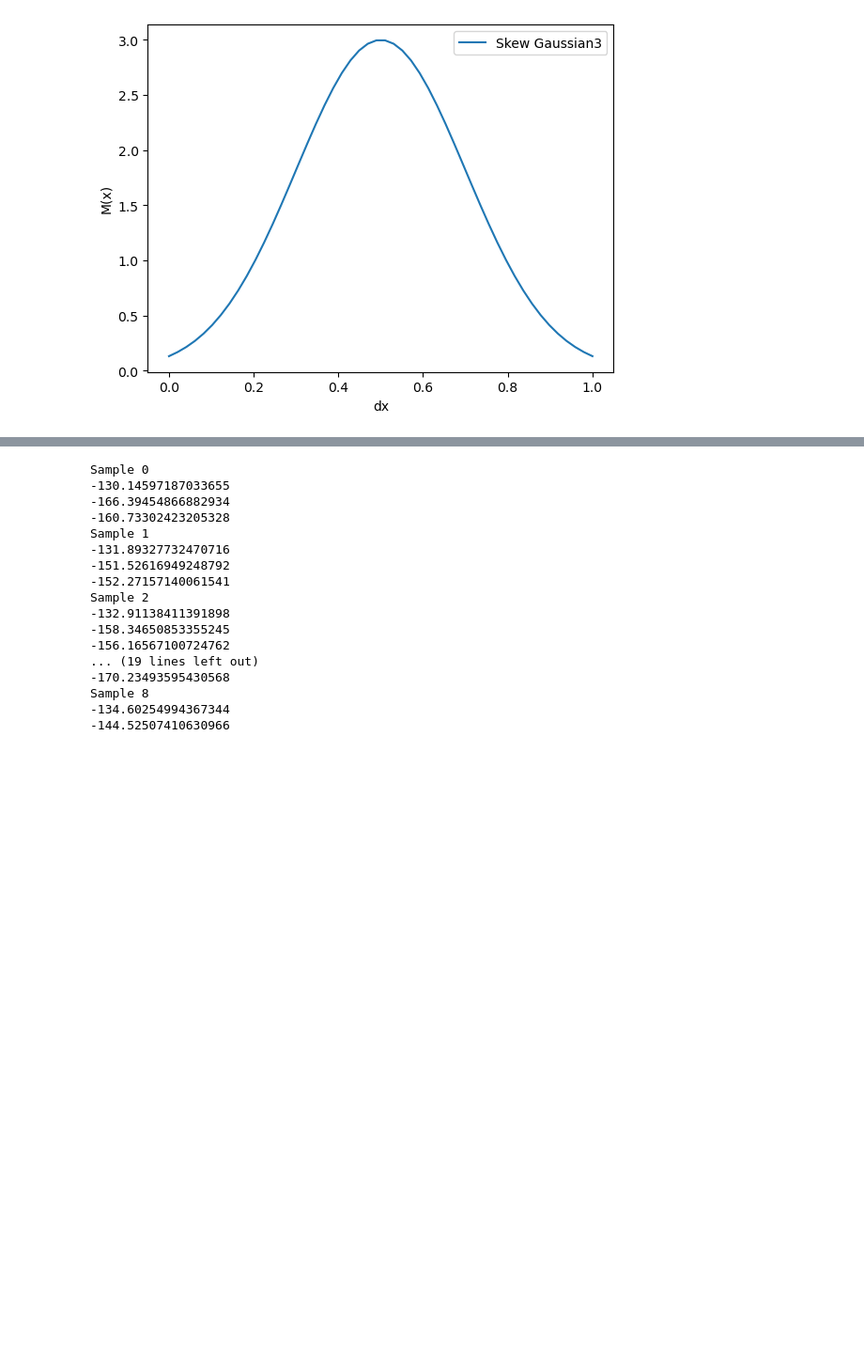
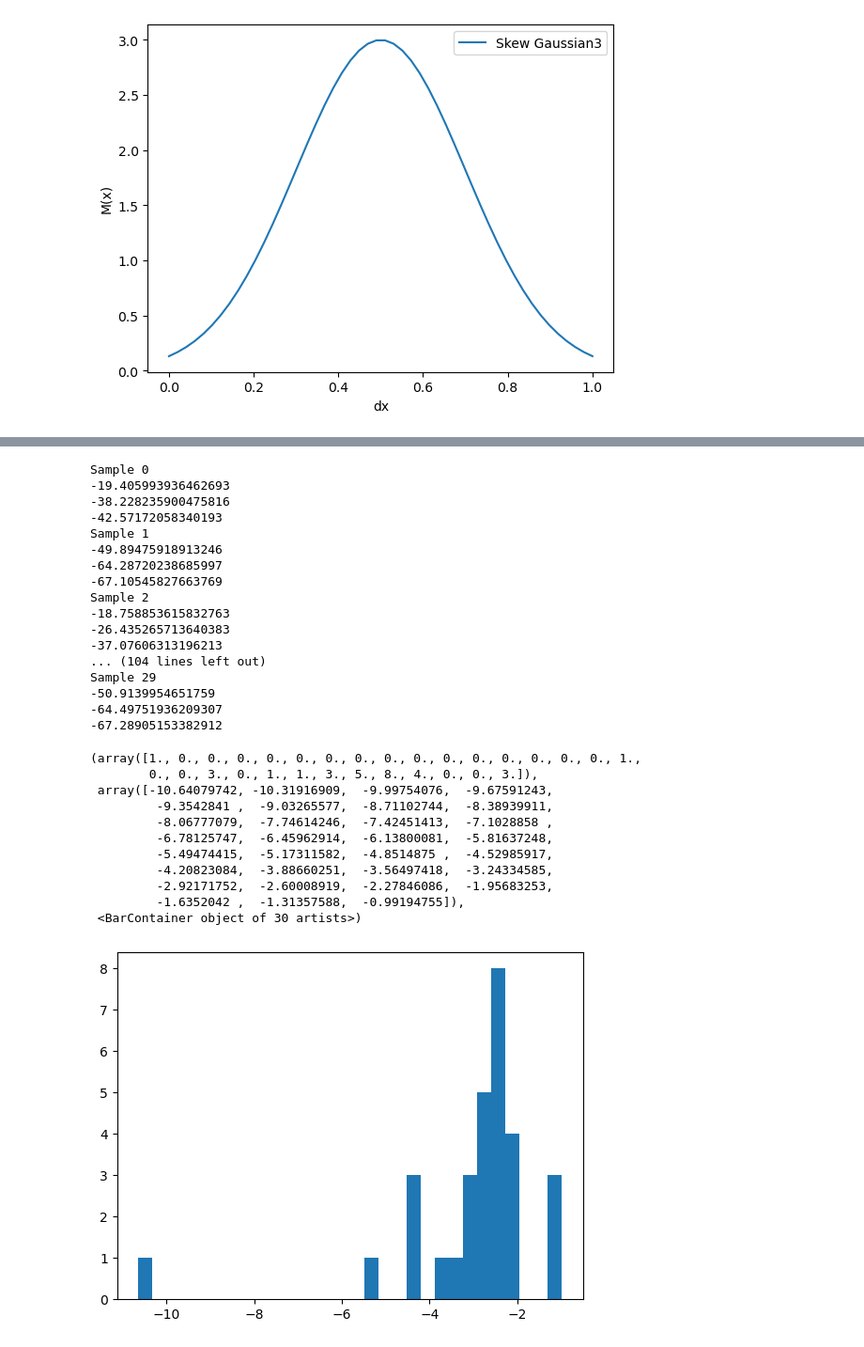
Before and after one commit to Gaurav17Joshi/ProofOfConcept, a Jupyter notebook: Simulated_data.ipynb, the cells around one changed output, grey strips where cells are left out. Shown: that part at 94% size. Drawn from its saved outputs; the diff is of its cells as text; code cells hidden in the pictures; blank space fills up the shorter version.

```diff
--- a/Simulated_data.ipynb
+++ b/Simulated_data.ipynb
@@ -298,12 +345,13 @@ def RNlog_likelihood(arn, crn, A, t0, sig):
         "sig": sig,
         }
     # Make the GP
-    gp = build_gp(rnlikelihood_params, mean_params, times)
+    # gp = build_gp(rnlikelihood_params, mean_params, times)
+    gp = build_gp2(rnlikelihood_params, mean_params, times, kernel_type = "RN")
     # Condition on the data, hense we will have to make a separate function for each data point
     return gp.log_probability(hqpogp_sample3)
 
 def QPOlog_likelihood(arn, crn, aqpo, cqpo, freq,  A, t0, sig):
-    rnlikelihood_params = {
+    qpolikelihood_params = {
         "arn": arn,
         "crn": crn,
         "aqpo": aqpo,
@@ -317,7 +365,8 @@ def QPOlog_likelihood(arn, crn, aqpo, cqpo, freq,  A, t0, sig):
         "sig": sig,
         }
     # Make the GP
-    gp = build_gp(rnlikelihood_params, mean_params, times)
+    # gp = build_gp(rnlikelihood_params, mean_params, times)
+    gp = build_gp2(qpolikelihood_params, mean_params, times, kernel_type = "QPO_plus_RN")
     # Condition on the data
     return gp.log_probability(hqpogp_sample3)
 # %%
@@ -363,8 +412,8 @@ print(QPOresults.log_Z_mean) # Just a small difference bw rn and qpo_rn, but sti
 # %%
 # Will produce 10 samples and get the bayes factor for them
-BF = np.zeros(10)
+BF = np.zeros(30)
 
-for i in range(10):
+for i in range(30):
     print(f"Sample {i}")
     hqpogp_sample = hqpop.sample(jax.random.PRNGKey(i*i))
     print(hqpop.log_probability(hqpogp_sample))
@@ -384,12 +433,13 @@ for i in range(10):
             "sig": sig,
             }
         # Make the GP
-        gp = build_gp(rnlikelihood_params, mean_params, times)
+        # gp = build_gp(rnlikelihood_params, mean_params, times)
+        gp = build_gp2(rnlikelihood_params, mean_params, times, kernel_type = "RN")
         # Condition on the data, hense we will have to make a separate function for each data point
         return gp.log_probability(hqpogp_sample)
 
     def QPOlog_likelihood2(arn, crn, aqpo, cqpo, freq,  A, t0, sig):
-        rnlikelihood_params = {
+        qpolikelihood_params = {
             "arn": arn,
             "crn": crn,
             "aqpo": aqpo,
@@ -403,7 +453,8 @@ for i in range(10):
             "sig": sig,
             }
         # Make the GP
-        gp = build_gp(rnlikelihood_params, mean_params, times)
+        # gp = build_gp(qpolikelihood_params, mean_params, times)
+        gp = build_gp2(qpolikelihood_params, mean_params, times, kernel_type = "QPO_plus_RN")
         # Condition on the data
         return gp.log_probability(hqpogp_sample)
 
@@ -424,22 +475,34 @@ for i in range(10):
     BF[i] = QPOresults.log_Z_mean - RNresults.log_Z_mean
 # %% [output]
 Sample 0
--130.14597187033655
--166.39454866882934
--160.73302423205328
+-19.405993936462693
+-38.228235900475816
+-42.57172058340193
 Sample 1
--131.89327732470716
--151.52616949248792
--152.27157140061541
+-49.89475918913246
+-64.28720238685997
+-67.10545827663769
 Sample 2
--132.91138411391898
--158.34650853355245
--156.16567100724762
-... (19 lines left out)
--170.23493595430568
-Sample 8
--134.60254994367344
--144.52507410630966
+-18.758853615832763
+-26.435265713640383
+-37.07606313196213
+... (104 lines left out)
+Sample 29
+-50.9139954651759
+-64.49751936209307
+-67.28905153382912
-# %%
-BF = np.exp(BF)
-plt.hist(BF, bins = 5)
+# %%
+plt.hist(BF, bins = 30)
+# %% [output]
+(array([1., 0., 0., 0., 0., 0., 0., 0., 0., 0., 0., 0., 0., 0., 0., 0., 1.,
+        0., 0., 3., 0., 1., 1., 3., 5., 8., 4., 0., 0., 3.]),
+ array([-10.64079742, -10.31916909,  -9.99754076,  -9.67591243,
+         -9.3542841 ,  -9.03265577,  -8.71102744,  -8.38939911,
+         -8.06777079,  -7.74614246,  -7.42451413,  -7.1028858 ,
+         -6.78125747,  -6.45962914,  -6.13800081,  -5.81637248,
+         -5.49474415,  -5.17311582,  -4.8514875 ,  -4.52985917,
+         -4.20823084,  -3.88660251,  -3.56497418,  -3.24334585,
+         -2.92171752,  -2.60008919,  -2.27846086,  -1.95683253,
+         -1.6352042 ,  -1.31357588,  -0.99194755]),
+ <BarContainer object of 30 artists>)
+[figure, added]
```
Also changed, not shown: parts of 15 cells of this notebook, 1 other file.
